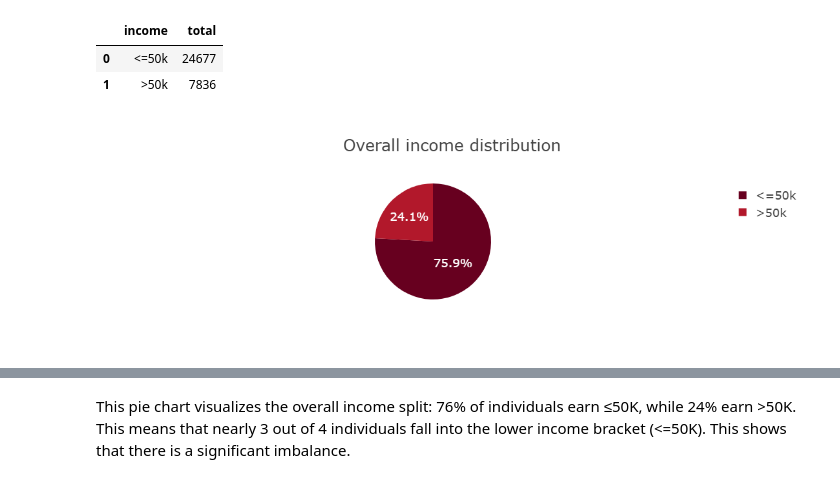
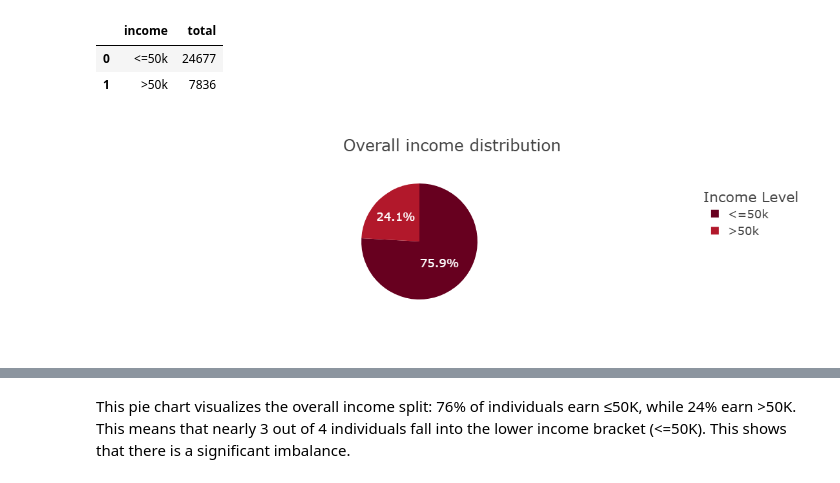
Before and after one commit to NIWENSHUTI/Adult_Income, a Jupyter notebook: notebooks/data_analysis.ipynb, the cells around one changed output, grey strips where cells are left out. Cells and saved outputs as stored; diff of their text form; code cells hidden in the pictures.

```diff
--- a/notebooks/data_analysis.ipynb
+++ b/notebooks/data_analysis.ipynb
@@ -239,22 +275,17 @@ adult_df_income
 # %%
 fig = px.pie(
     adult_df_income,
     names='income',
     values='total',
     title='Overall income distribution',
     color_discrete_sequence=px.colors.sequential.RdBu
 )
-
-fig.update_layout(
-    template="presentation",
-    paper_bgcolor="rgba(0,0,0,0)",
-    plot_bgcolor="rgba(0,0,0,0)"
-)
+fig.update_layout(template="presentation", legend_title=dict(text='Income Level'), paper_bgcolor = "rgba(0, 0, 0, 0)", plot_bgcolor = "rgba(0, 0, 0, 0)")
 
 fig.show()
 
 fig.write_image(os.path.join(results_dir, 'income_distribution_pie_chart.jpg'))
 fig.write_image(os.path.join(results_dir, 'income_distribution_pie_chart.png'))
 fig.write_html(os.path.join(results_dir, 'income_distribution_pie_chart.html'))
 # %% [output]
-[figure, old version]
+[figure, new version]
```
Also changed, not shown: parts of 22 cells of this notebook, 19 other files.
